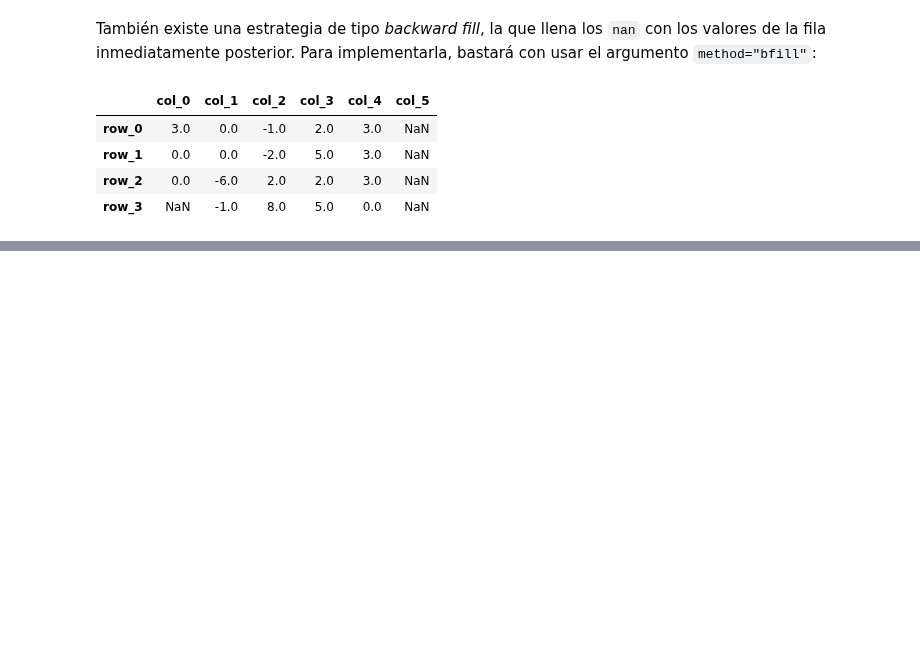
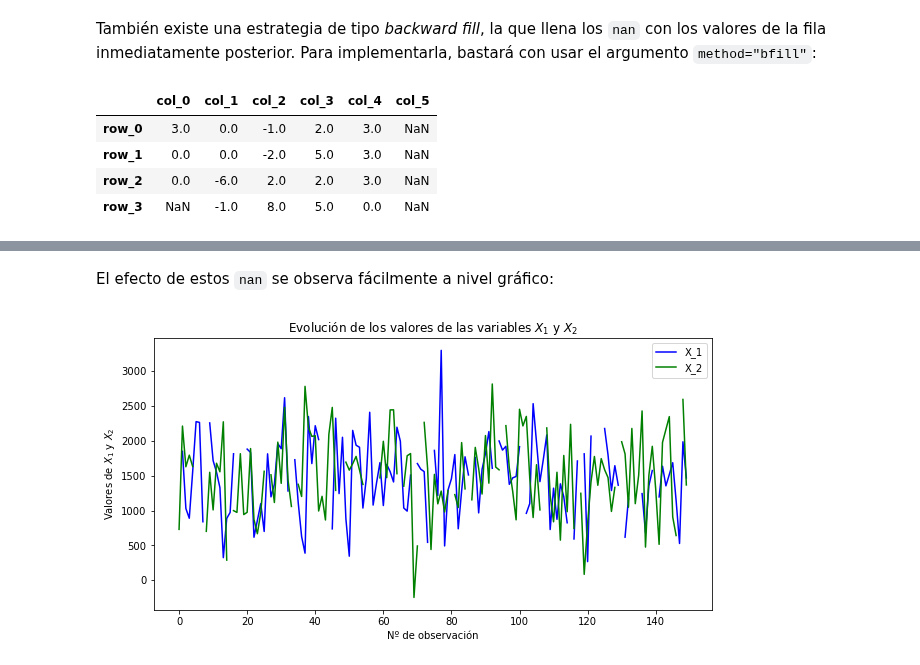
Before and after one commit to rquezadac/udd_data_analytics_lectures, a Jupyter notebook: seccion_02_pandas/clase_2_2.ipynb, the cells around one changed output, grey strips where cells are left out. Cells and saved outputs as stored; diff of their text form; code cells hidden in the pictures; blank space fills up the shorter version.

```diff
--- a/seccion_02_pandas/clase_2_2.ipynb
+++ b/seccion_02_pandas/clase_2_2.ipynb
@@ -1224,0 +1254,25 @@ La interpretación geométrica relativa a una interpolación del tipo lineal se
+# %%
+# Semillas aleatorias.
+rng1 = np.random.default_rng(7)
+rng2 = np.random.default_rng(8)
+# %%
+# Índices a transforman en nan.
+idx1 = rng1.integers(low=data.index[0], high=data.index[-1], size=20).tolist()
+idx2 = rng2.integers(low=data.index[0], high=data.index[-1], size=20).tolist()
+# %%
+# Copiamos nuestra data en otro DataFrame, para preservar el original.
+df = data.copy()
+# %%
+# Asignamos nan a estas posiciones.
+df.loc[idx1, "X_1"] = np.nan
+df.loc[idx2, "X_2"] = np.nan
+# %% [markdown]
+El efecto de estos `nan` se observa fácilmente a nivel gráfico:
+# %%
+# Gráfico de nuestras variables (esta vez con nan).
+df.plot(
+    figsize=(10, 5), xlabel="Nº de observación", ylabel=r"Valores de $X_1$ y $X_2$",
+    title=r"Evolución de los valores de las variables $X_1$ y $X_2$", color=["b", "g"]
+);
+# %% [output]
+[figure, added]
```
Also changed, not shown: parts of 32 cells of this notebook.
